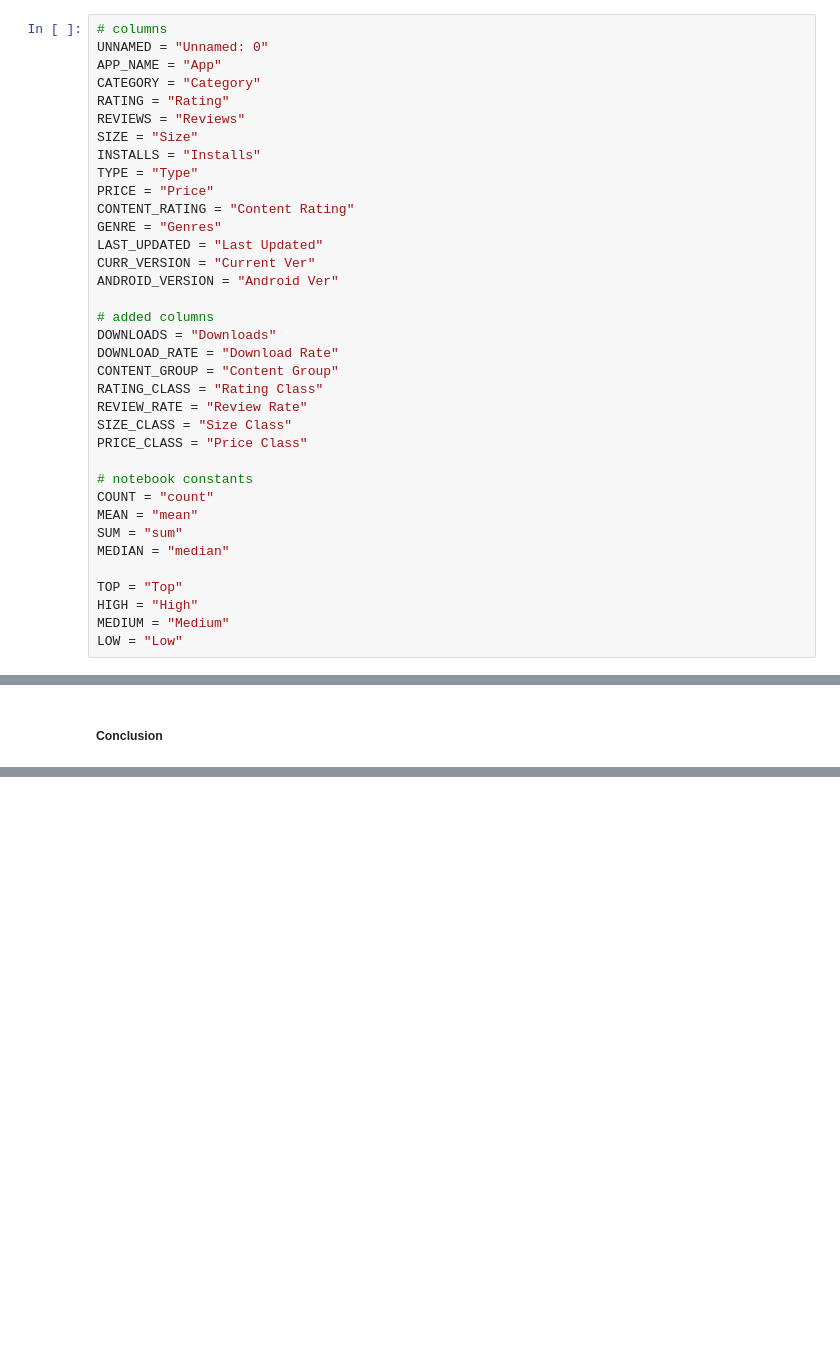
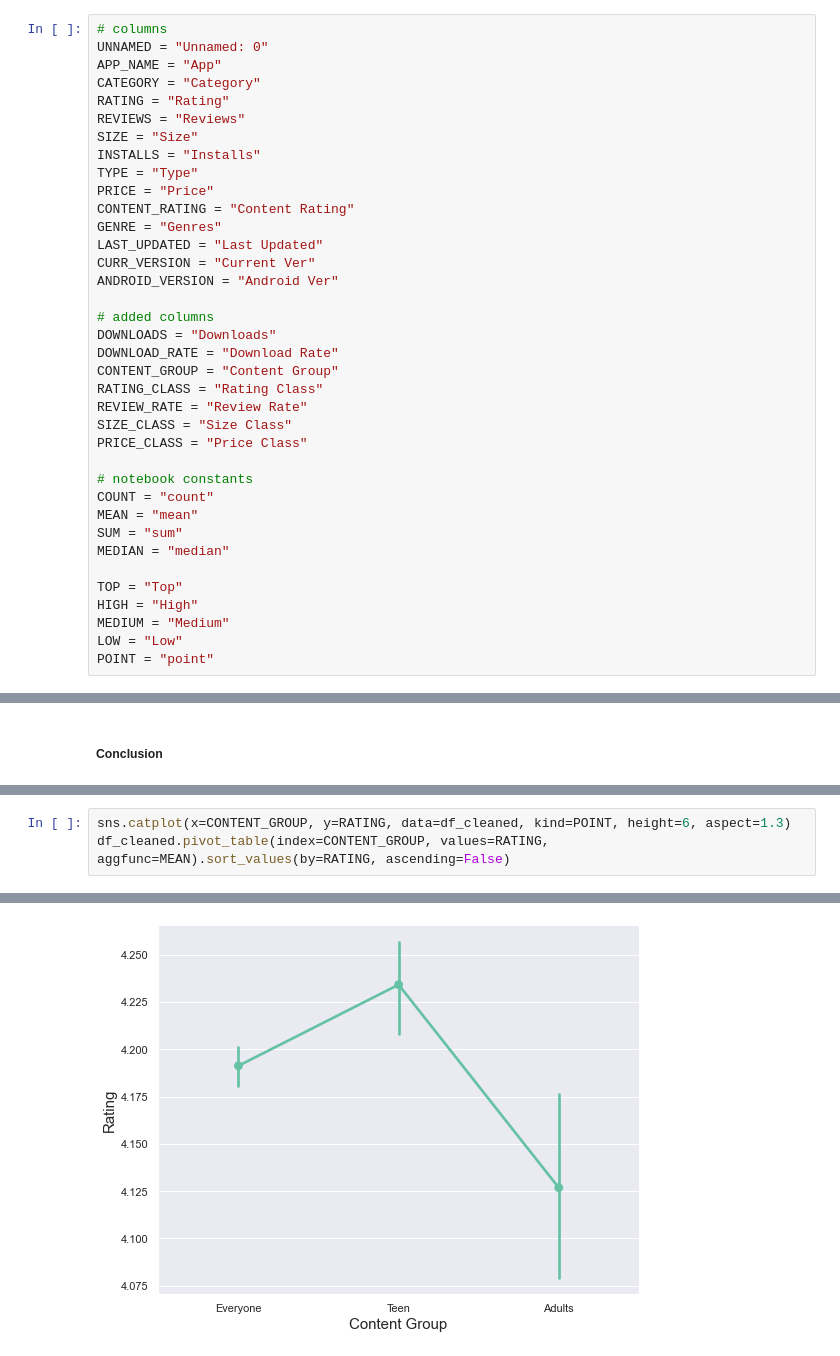
Before and after one commit to enricogoerlitz/Data-Analysis, a Jupyter notebook: 02_Google_Playstore_Data/notebook/notebook1.ipynb, the cells around one changed output, grey strips where cells are left out. Drawn from its saved outputs; the diff is of its cells as text; blank space fills up the shorter version.

```diff
--- a/02_Google_Playstore_Data/notebook/notebook1.ipynb
+++ b/02_Google_Playstore_Data/notebook/notebook1.ipynb
@@ -241,6 +241,7 @@ TOP = "Top"
 HIGH = "High"
 MEDIUM = "Medium"
 LOW = "Low"
+POINT = "point"
 # %% [markdown]
 ### Drop columns: {Unnamed: 0, Category, Android Ver, Current Ver, Last Updated}
 # %%
@@ -1024,0 +1099,4 @@ That sounds logical, because as higher the rating is, as lower the low rating wi
+# %%
+sns.catplot(x=CONTENT_GROUP, y=RATING, data=df_cleaned, kind=POINT, height=6, aspect=1.3)
+df_cleaned.pivot_table(index=CONTENT_GROUP, values=RATING, aggfunc=MEAN).sort_values(by=RATING, ascending=False)
+# %% [output]
@@ -1024,0 +1108 @@ That sounds logical, because as higher the rating is, as lower the low rating wi
+[figure, added]
```
Also changed, not shown: parts of 62 cells of this notebook.
